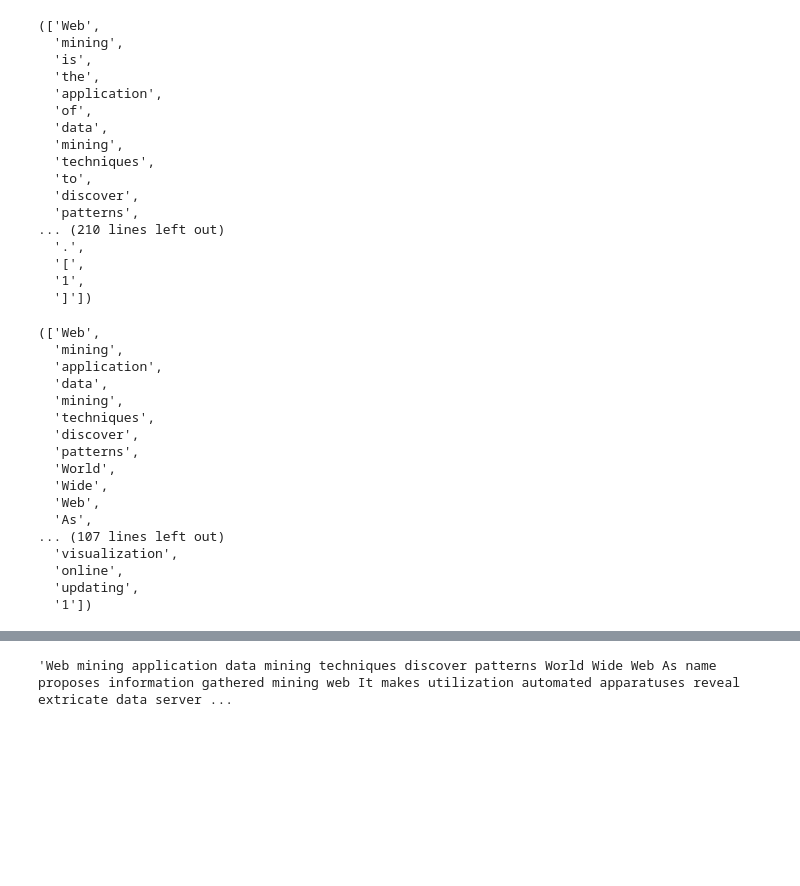
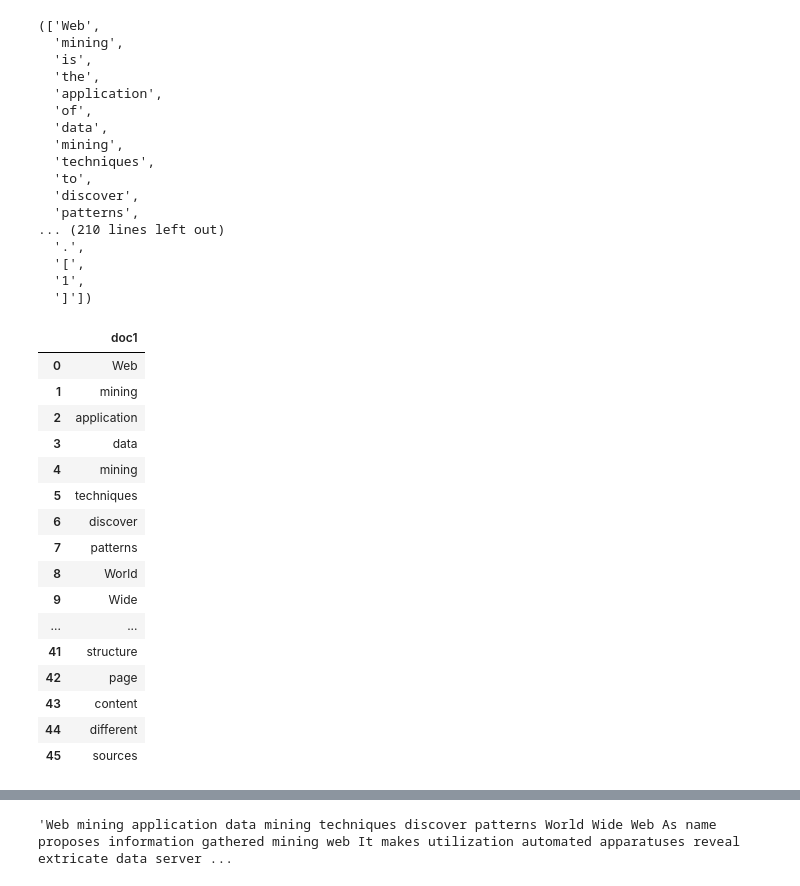
Before and after one commit to SreemanthG/Machine-Learning, a Jupyter notebook: Web Mining/Assignments/Assignment 1/final.ipynb, the cells around one changed output, grey strips where cells are left out. Drawn from its saved outputs; the diff is of its cells as text; code cells hidden in the pictures; blank space fills up the shorter version.

```diff
--- a/Web Mining/Assignments/Assignment 1/final.ipynb
+++ b/Web Mining/Assignments/Assignment 1/final.ipynb
@@ -279,23 +288,23 @@ word_tokens1,word_tokens2
 # %%
 words1 = [w for w in word_tokens1 if not w in stop_words]
 words2 = [w for w in word_tokens2 if not w in stop_words]
-# %%
-words1,words2
-# %% [output]
-(['Web',
-  'mining',
-  'application',
-  'data',
-  'mining',
-  'techniques',
-  'discover',
-  'patterns',
-  'World',
-  'Wide',
-  'Web',
-  'As',
-... (107 lines left out)
-  'visualization',
-  'online',
-  'updating',
-  '1'])
+# %%
+pd.DataFrame({"doc1":words1})
+# %% [output]
+|  | doc1 |
+| 0 | Web |
+| 1 | mining |
+| 2 | application |
+| 3 | data |
+| 4 | mining |
+| 5 | techniques |
+| 6 | discover |
+| 7 | patterns |
+| 8 | World |
+| 9 | Wide |
+| ... | ... |
+| 41 | structure |
+| 42 | page |
+| 43 | content |
+| 44 | different |
+| 45 | sources |
```
Also changed, not shown: parts of 40 cells of this notebook.
